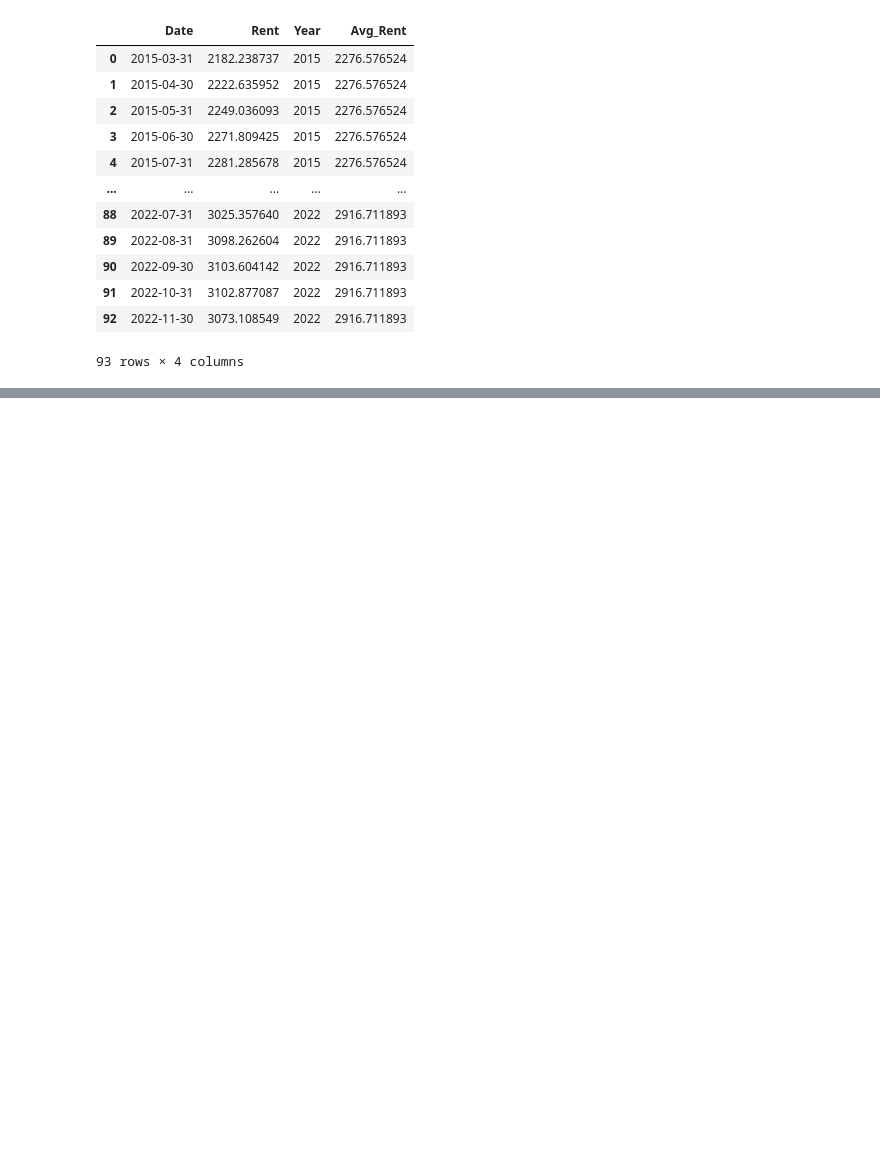
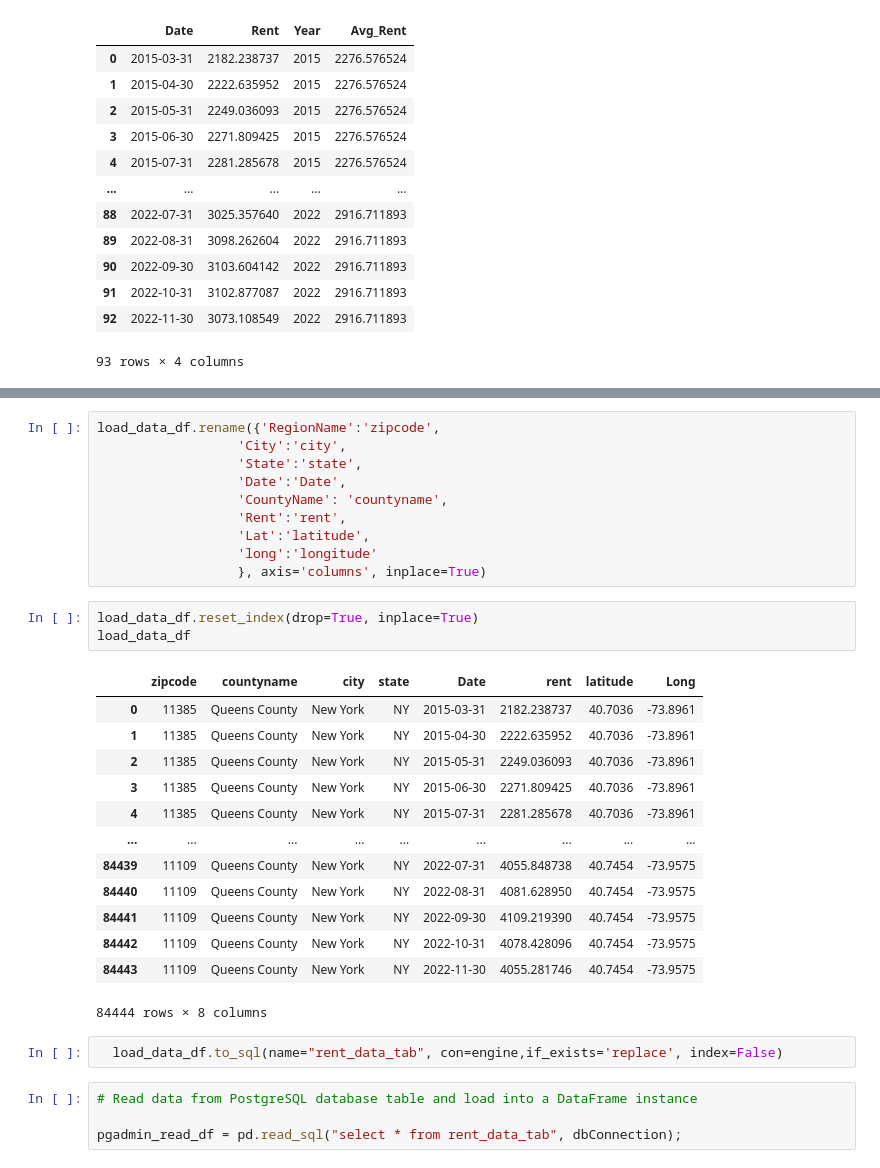
Before and after one commit to vishaldeo/final_project, a Jupyter notebook: DataClean.ipynb, the cells around one changed output, grey strips where cells are left out. Cells and saved outputs as stored; diff of their text form; blank space fills up the shorter version.

```diff
--- a/DataClean.ipynb
+++ b/DataClean.ipynb
@@ -351,0 +374,33 @@ Successfully installed psycopg2-2.9.5
+# %%
+load_data_df.rename({'RegionName':'zipcode',
+                  'City':'city',
+                  'State':'state',
+                  'Date':'Date',
+                  'CountyName': 'countyname',
+                  'Rent':'rent',
+                  'Lat':'latitude',
+                  'long':'longitude'
+                  }, axis='columns', inplace=True)
+# %%
+load_data_df.reset_index(drop=True, inplace=True)
+load_data_df
+# %% [output]
+|  | zipcode | countyname | city | state | Date | rent | latitude | Long |
+| 0 | 11385 | Queens County | New York | NY | 2015-03-31 | 2182.238737 | 40.7036 | -73.8961 |
+| 1 | 11385 | Queens County | New York | NY | 2015-04-30 | 2222.635952 | 40.7036 | -73.8961 |
+| 2 | 11385 | Queens County | New York | NY | 2015-05-31 | 2249.036093 | 40.7036 | -73.8961 |
+| 3 | 11385 | Queens County | New York | NY | 2015-06-30 | 2271.809425 | 40.7036 | -73.8961 |
+| 4 | 11385 | Queens County | New York | NY | 2015-07-31 | 2281.285678 | 40.7036 | -73.8961 |
+| ... | ... | ... | ... | ... | ... | ... | ... | ... |
+| 84439 | 11109 | Queens County | New York | NY | 2022-07-31 | 4055.848738 | 40.7454 | -73.9575 |
+| 84440 | 11109 | Queens County | New York | NY | 2022-08-31 | 4081.628950 | 40.7454 | -73.9575 |
+| 84441 | 11109 | Queens County | New York | NY | 2022-09-30 | 4109.219390 | 40.7454 | -73.9575 |
+| 84442 | 11109 | Queens County | New York | NY | 2022-10-31 | 4078.428096 | 40.7454 | -73.9575 |
+| 84443 | 11109 | Queens County | New York | NY | 2022-11-30 | 4055.281746 | 40.7454 | -73.9575 |
+84444 rows × 8 columns
+# %%
+  load_data_df.to_sql(name="rent_data_tab", con=engine,if_exists='replace', index=False)
+# %%
+# Read data from PostgreSQL database table and load into a DataFrame instance
+
+pgadmin_read_df = pd.read_sql("select * from rent_data_tab", dbConnection);
```
Also changed, not shown: parts of 28 cells of this notebook, 3 other files.
